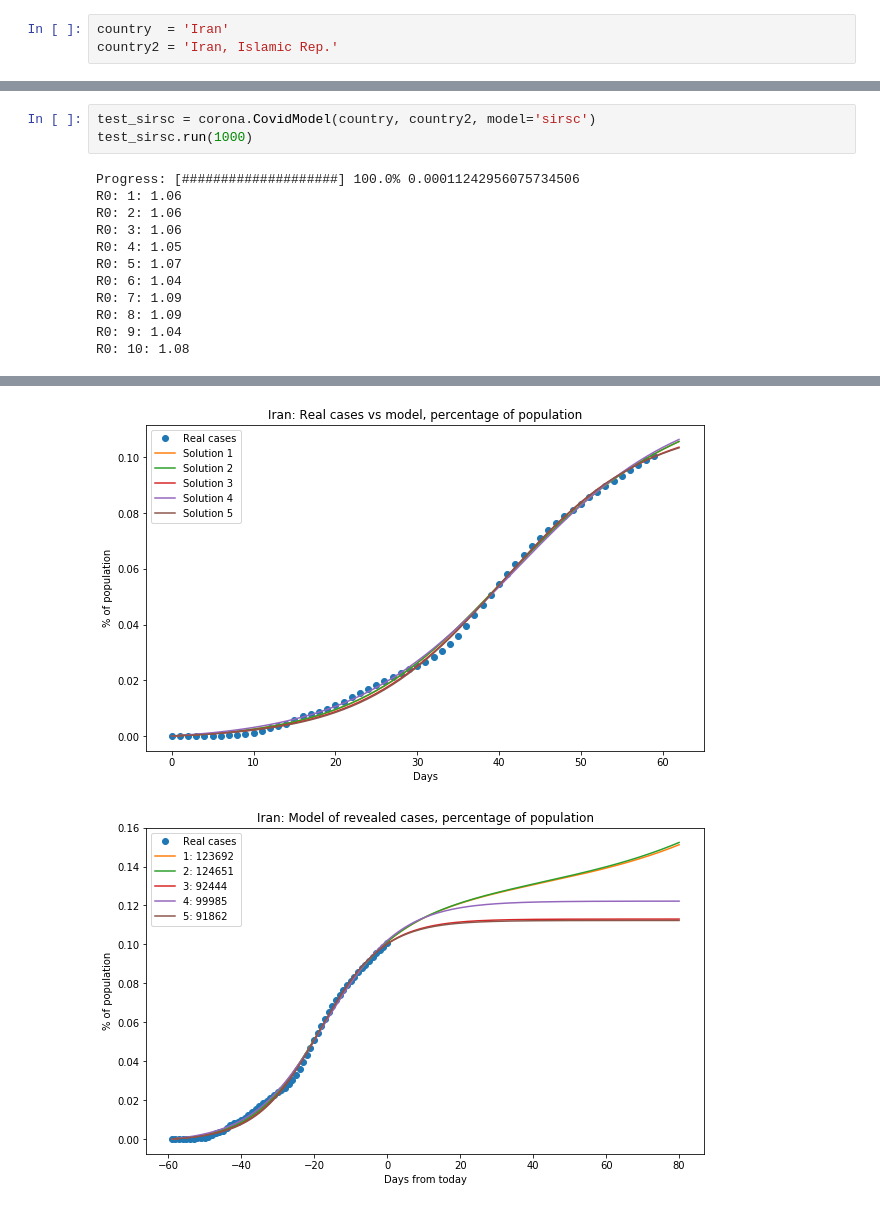
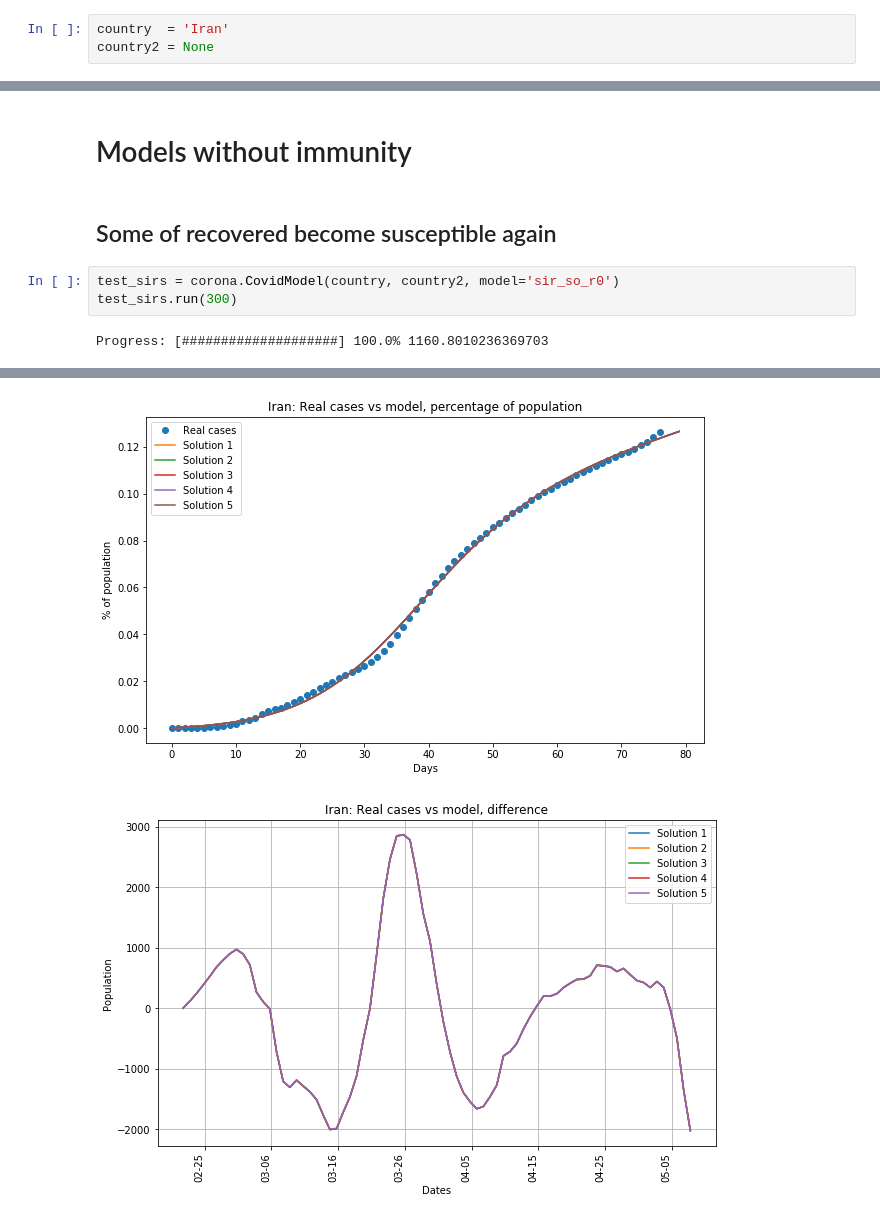
Before and after one commit to pakuula/COVID-19-BO-SIRX, a Jupyter notebook: SIRS-Iran.ipynb, the cells around one changed output, grey strips where cells are left out. Saved outputs shown, nothing was run; the diff lists cells and outputs as text.

```diff
--- a/SIRS-Iran.ipynb
+++ b/SIRS-Iran.ipynb
@@ -62,6 +70,6 @@ $\frac{dC}{dt} = k I$.
 # %%
 country  = 'Iran'
-country2 = 'Iran, Islamic Rep.'
+country2 = None
 # %%
 import numpy as np
 import pandas as pd
@@ -81,15 +116,9 @@ CovidModel_Recovered
+# %% [markdown]
+# Models without immunity
+# %% [markdown]
+## Some of recovered become susceptible again
 # %%
-test_sirsc = corona.CovidModel(country, country2, model='sirsc')
-test_sirsc.run(1000)
+test_sirs = corona.CovidModel(country, country2, model='sir_so_r0')
+test_sirs.run(300)
 # %% [output]
-Progress: [####################] 100.0% 0.00011242956075734506
-R0: 1: 1.06
-R0: 2: 1.06
-R0: 3: 1.06
-R0: 4: 1.05
-R0: 5: 1.07
-R0: 6: 1.04
-R0: 7: 1.09
-R0: 8: 1.09
-R0: 9: 1.04
-R0: 10: 1.08
+Progress: [####################] 100.0% 1160.8010236369703
@@ -107,2 +136,2 @@ R0: 10: 1.08
-[figure, old version]
+[figure, new version]
-[figure, old version]
+[figure, new version]
```
Also changed, not shown: parts of 25 cells of this notebook, 20 other files.
